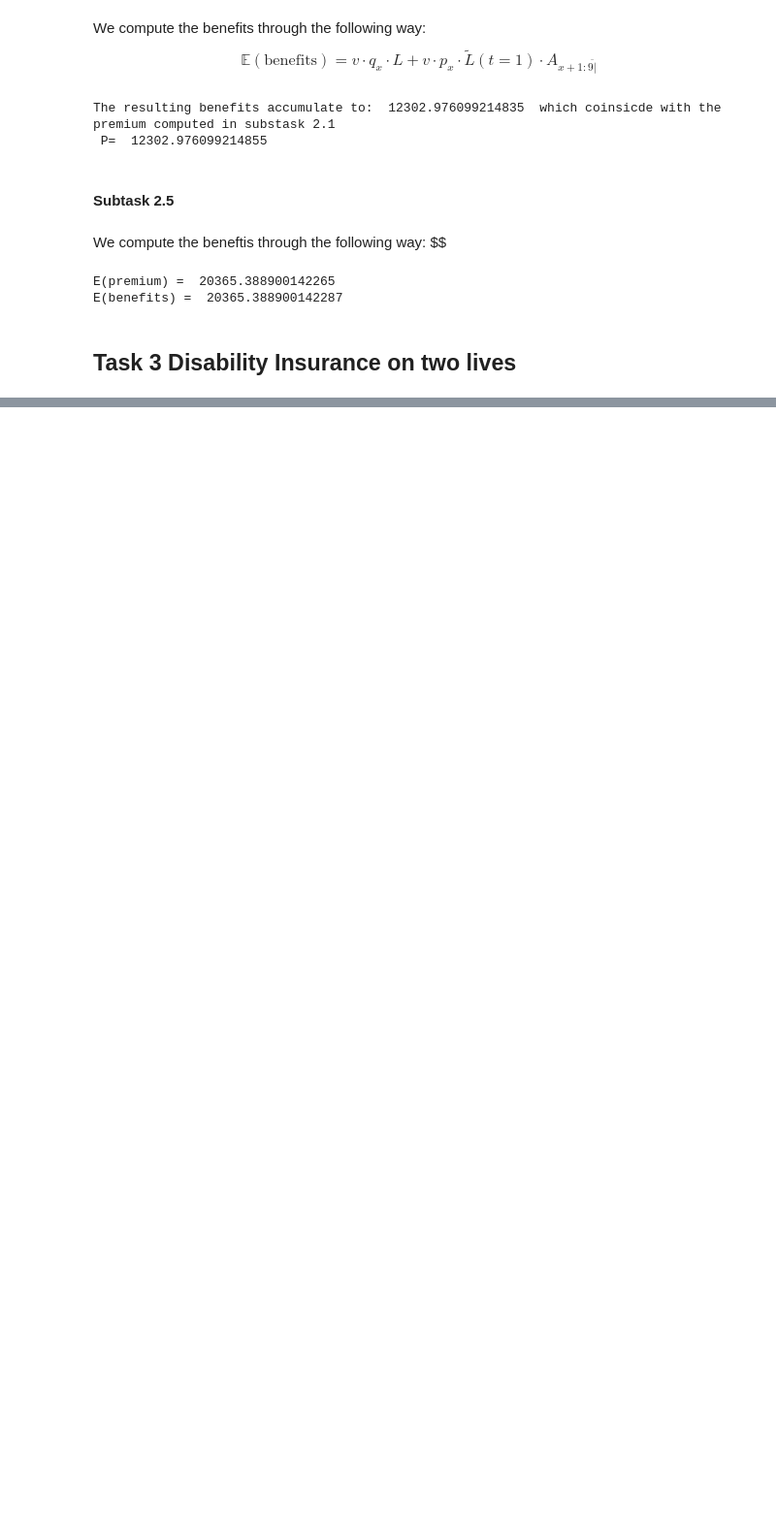
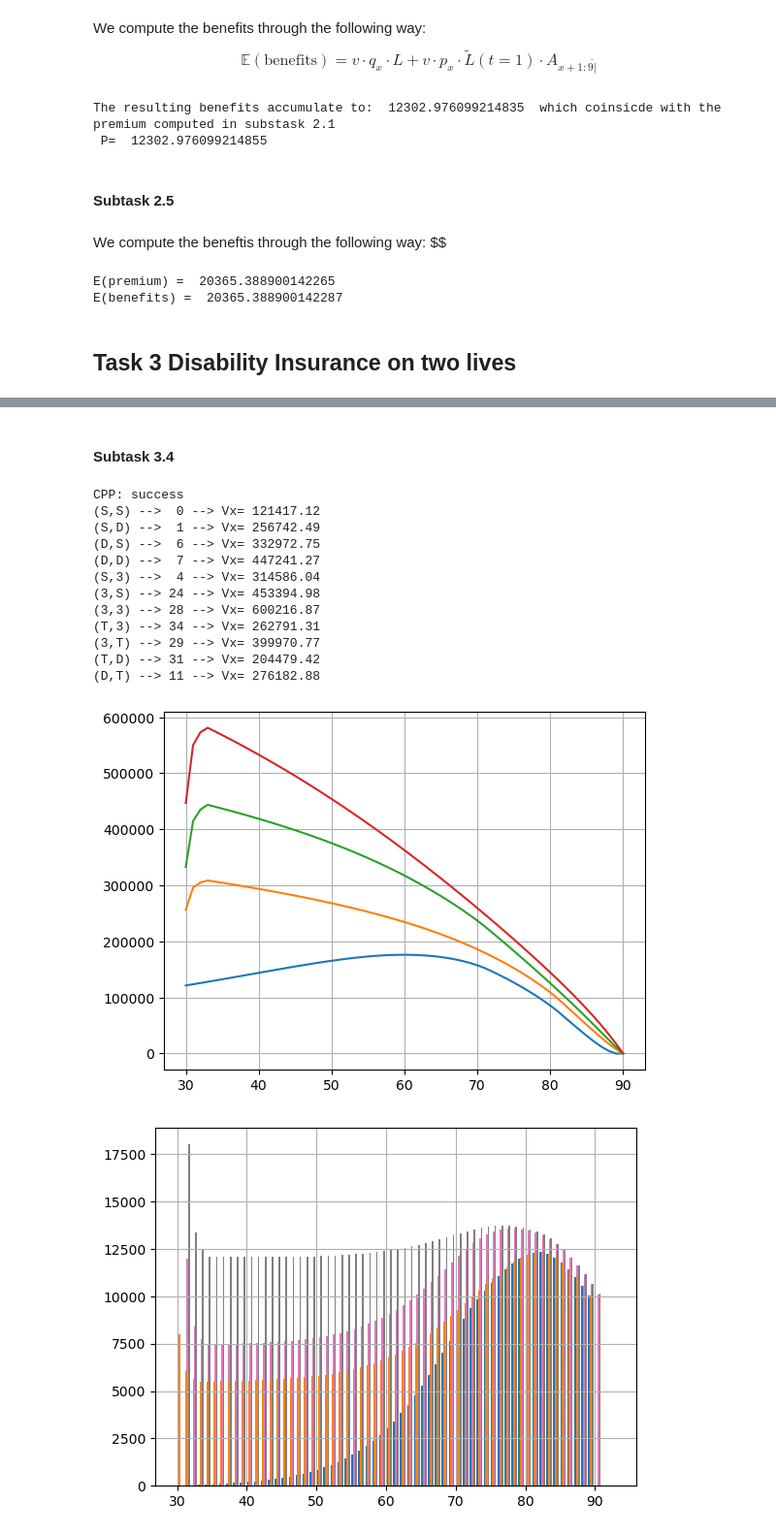
Before and after one commit to samizwei/Life-Insurance-Sami, a Jupyter notebook: Exam_Final_SZ.ipynb, the cells around one changed output, grey strips where cells are left out. Shown at 97% size. Saved outputs shown, nothing was run; the diff lists cells and outputs as text; code cells hidden in the pictures; blank space fills up the shorter version.

Commit message:
added all subtask in notebook for Task 3

```diff
--- a/Exam_Final_SZ.ipynb
+++ b/Exam_Final_SZ.ipynb
@@ -161,0 +230,41 @@ E(benefits) =  20365.388900142287
+# %% [markdown]
+#### Subtask 3.4
+# %%
+reserves_excact = np.zeros((len(Symbols)))
+# %%
+a = Diab2Lifes(PaymentEnd=90,)
+a.vSetLevelsMort(dMortSS = 1., dMortSD =1., dMortDD=1., dMortST=1., dMortDT=1.)
+a.vSetLevelsDis(dDisSS=1., dDisSD=1., dDisST=1.)
+a.vSetLevelsReact(dReactSD=1., dReactDD=1., dReactDT=1.)
+a.vSetQx(Qx)
+a.vSetIx(Ix)
+a.vSetRx(Rx)
+a.vSetGender(0,1)
+a.vSetAges(30,40)
+a.vSetBenefits(12000,8000,18000)
+a.vPopulatePij()
+a.vPopulateApre()
+a.vPlot()
+
+
+for j,s in enumerate(Symbols):
+    symb1 = s[0]
+    symb2 = s[1]
+    curr = a.dGetVx(30,symb1,symb2)
+    reserves_excact[j] = curr
+    print("(%s,%s) --> %2d --> Vx=%10.2f"%(symb1,symb2,a.Mapper2Live(symb1,symb2),a.dGetVx(30,symb1,symb2)))
+# %% [output]
+CPP: success
+(S,S) -->  0 --> Vx= 121417.12
+(S,D) -->  1 --> Vx= 256742.49
+(D,S) -->  6 --> Vx= 332972.75
+(D,D) -->  7 --> Vx= 447241.27
+(S,3) -->  4 --> Vx= 314586.04
+(3,S) --> 24 --> Vx= 453394.98
+(3,3) --> 28 --> Vx= 600216.87
+(T,3) --> 34 --> Vx= 262791.31
+(3,T) --> 29 --> Vx= 399970.77
+(T,D) --> 31 --> Vx= 204479.42
+(D,T) --> 11 --> Vx= 276182.88
+[figure, added]
+[figure, added]
```
Also changed, not shown: parts of 40 cells of this notebook, 7 other files.
